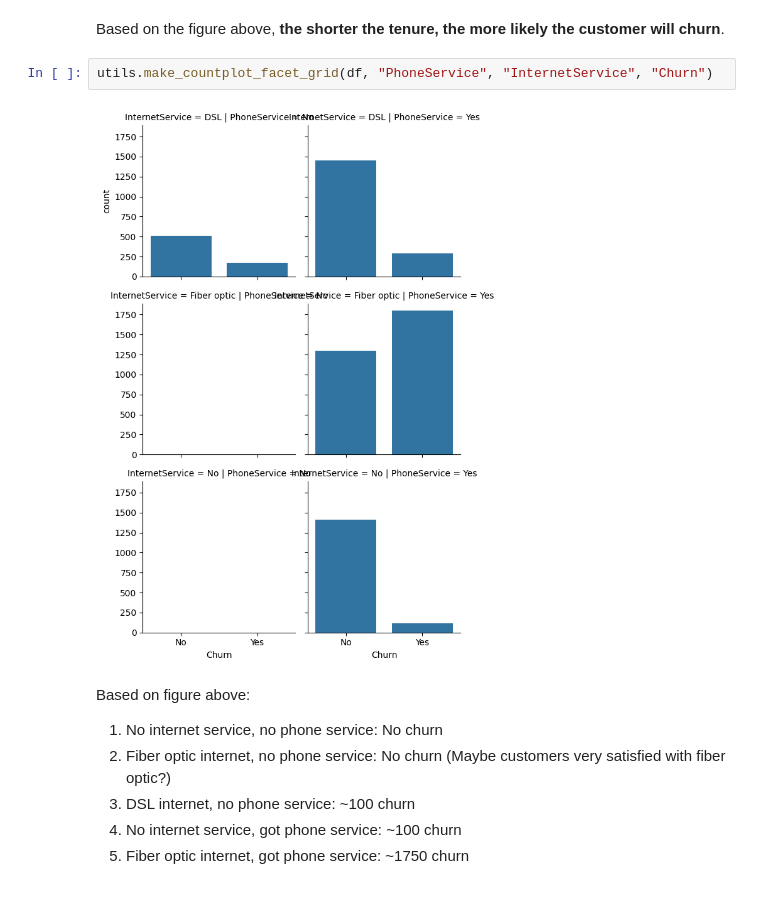
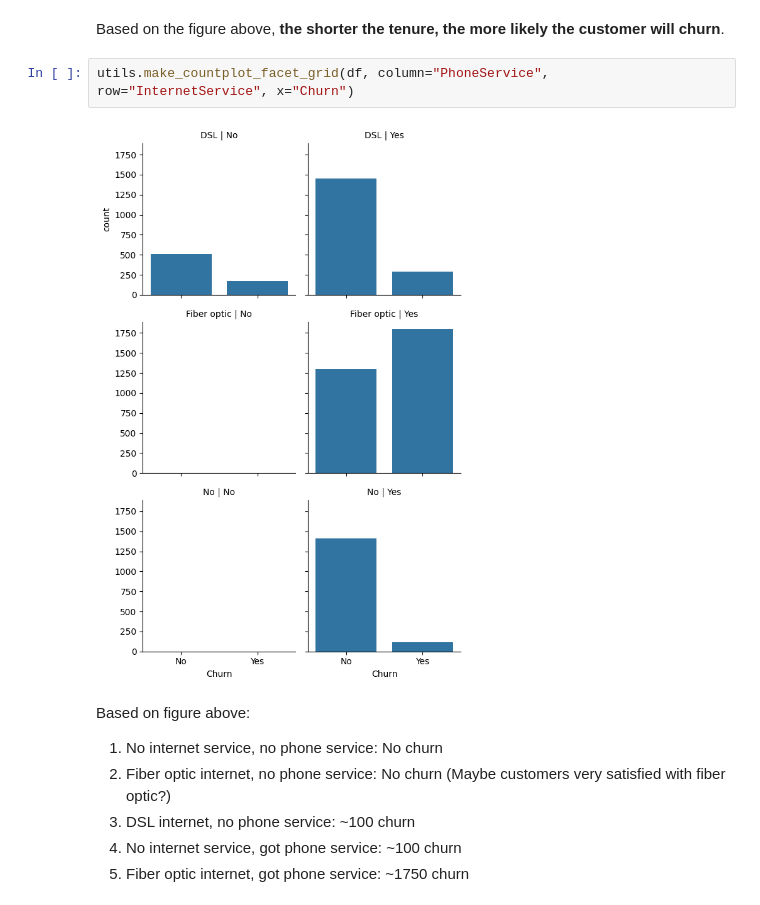
Before and after one commit to yuenherny/customer-churn-hyperautomation, a Jupyter notebook: Maxis.ipynb, the cells around one changed output. Saved outputs shown, nothing was run; the diff lists cells and outputs as text.

Commit message:
add explanations in ipynb and update predict.py and utils.py

```diff
--- a/Maxis.ipynb
+++ b/Maxis.ipynb
@@ -135,9 +139,9 @@ sns.histplot(df, x="tenure", hue="Churn", kde=True)
 # %% [markdown]
 Based on the figure above, **the shorter the tenure, the more likely the customer will churn**.
 # %%
-utils.make_countplot_facet_grid(df, "PhoneService", "InternetService", "Churn")
+utils.make_countplot_facet_grid(df, column="PhoneService", row="InternetService", x="Churn")
 # %% [output]
-[figure, old version]
+[figure, new version]
 # %% [markdown]
 Based on figure above:
 1. No internet service, no phone service: No churn
```
Also changed, not shown: parts of 39 cells of this notebook, 12 other files.
